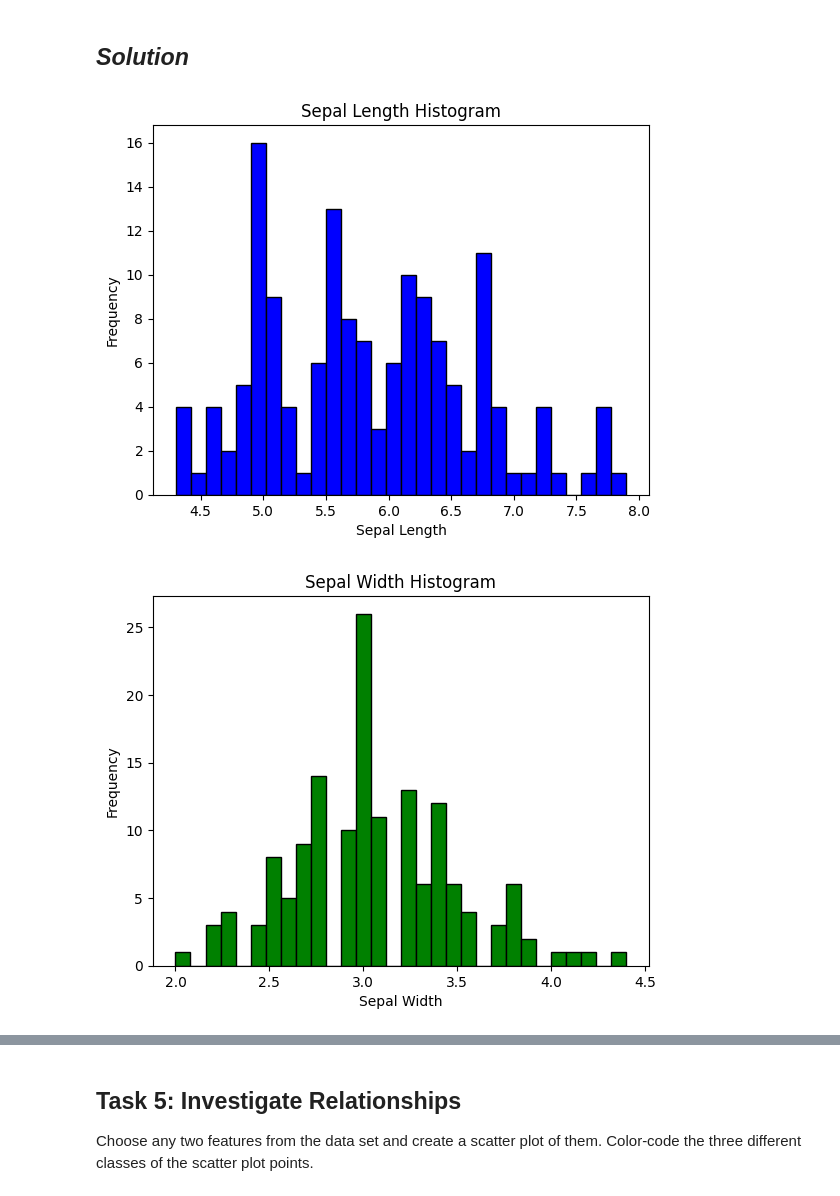
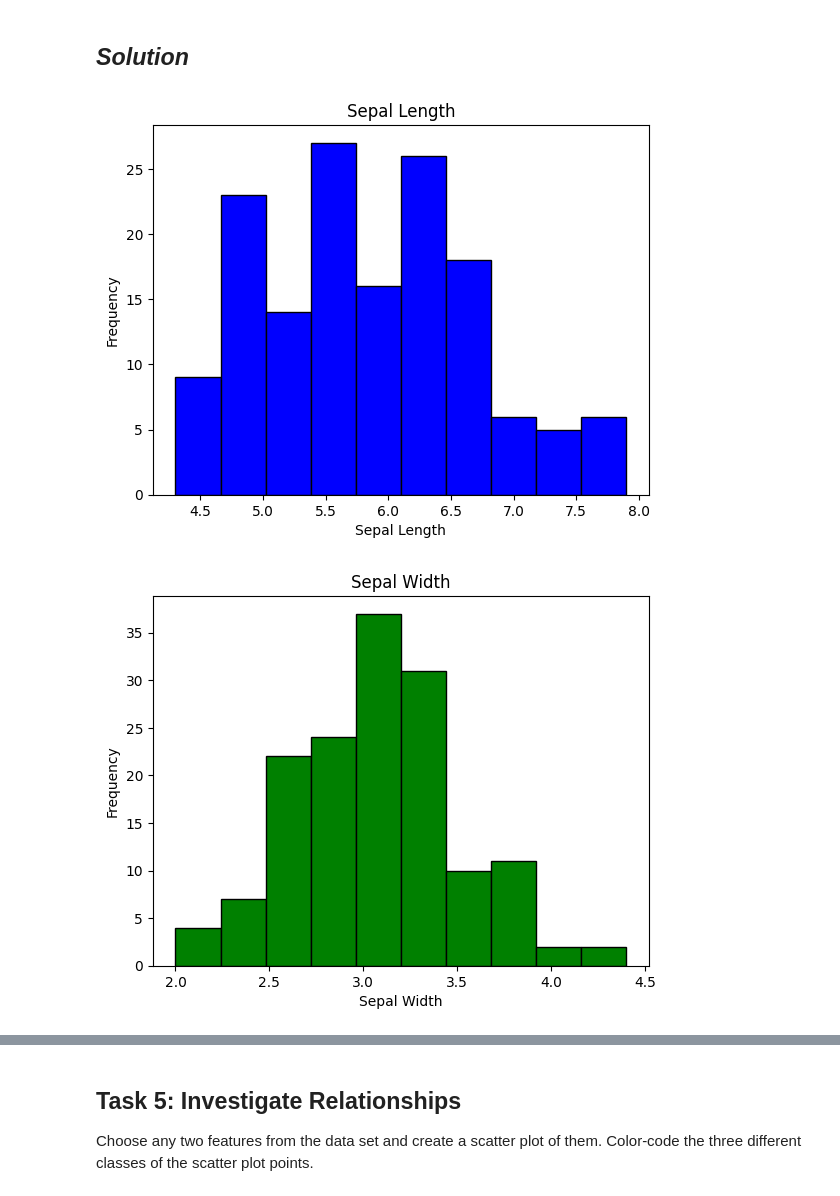
Before and after one commit to AnnaLoz28/principles_of_data_analytics, a Jupyter notebook: tasks.ipynb, the cells around one changed output, grey strips where cells are left out. Drawn from its saved outputs; the diff is of its cells as text; code cells hidden in the pictures.

Commit message:
Task 4 grouped histograms

```diff
--- a/tasks.ipynb
+++ b/tasks.ipynb
@@ -400,21 +400,21 @@ Add appropriate titles and axis labels.
 ## *Solution*
 # %%
 # create a histogram plot of Sepal Length
-slp= plt.hist(ds["data"][:,0], bins=30, color='blue', edgecolor='black');
-plt.title('Sepal Length Histogram')
+slp= plt.hist(ds["data"][:,0], color='blue', edgecolor='black');
+plt.title('Sepal Length')
 plt.xlabel('Sepal Length')
 plt.ylabel('Frequency')
 plt.show()
 # %% [output]
-[figure, old version]
+[figure, new version]
 # %%
 # create a histogram plot of Sepal Width
-swp = plt.hist(ds["data"][:,1], bins=30, color='green', edgecolor='black');
-plt.title('Sepal Width Histogram')
+swp = plt.hist(ds["data"][:,1], color='green', edgecolor='black');
+plt.title('Sepal Width')
 plt.xlabel('Sepal Width')
 plt.ylabel('Frequency')
 plt.show()
 # %% [output]
-[figure, old version]
+[figure, new version]
 # %%
 # create a histogram plot of Petal Length
```
Also changed, not shown: parts of 3 cells of this notebook.
